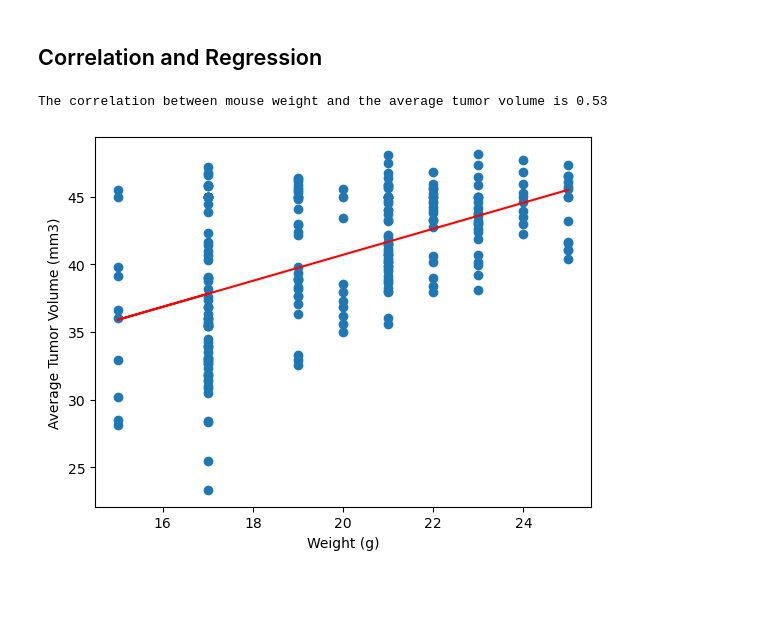
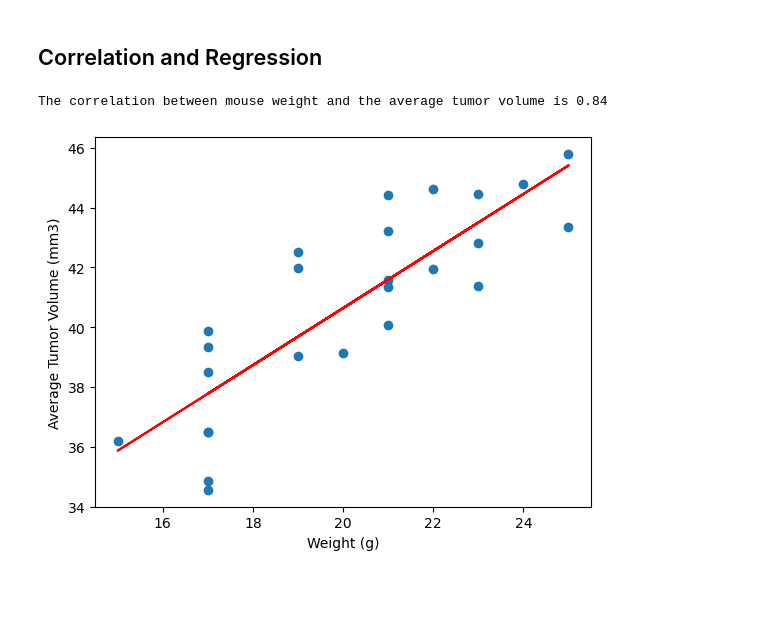
Before and after one commit to digital-buddha42/matplotlib, a Jupyter notebook: pymaceuticals_homework.ipynb, the cells around one changed output. Cells and saved outputs as stored; diff of their text form; code cells hidden in the pictures; blank space fills up the shorter version.

```diff
--- a/pymaceuticals_homework.ipynb
+++ b/pymaceuticals_homework.ipynb
@@ -336,18 +340,19 @@ plt.show()
 # %%
 # Calculate the correlation coefficient and a linear regression model
 # for mouse weight and average observed tumor volume for the entire Capomulin regimen
-correlation = st.pearsonr(weight,avg_tumor_vol)
+
+correlation = st.pearsonr(mouse_weight,avg_tumor_vol)
 print(f"The correlation between mouse weight and the average tumor volume is {round(correlation[0],2)}")
 
-(slope, intercept, rvalue, pvalue, stderr) = linregress(weight, avg_tumor_vol)
-regress_values = weight * slope + intercept
-#line_eq = "y = " + str(round(slope,2)) + "x + " + str(round(intercept,2))
-plt.scatter(weight,avg_tumor_vol)
-plt.plot(weight,regress_values,"r-")
-#plt.annotate(line_eq,(20,27),fontsize=15,color="red")
+(slope, intercept, rvalue, pvalue, stderr) = linregress(mouse_weight, avg_tumor_vol)
+regress_values = mouse_weight * slope + intercept
+plt.scatter(mouse_weight,avg_tumor_vol)
+plt.plot(mouse_weight,regress_values,"r-")
 plt.xlabel('Weight (g)')
 plt.ylabel('Average Tumor Volume (mm3)')
 plt.show()
 # %% [output]
-The correlation between mouse weight and the average tumor volume is 0.53
+The correlation between mouse weight and the average tumor volume is 0.84
-[figure, old version]
+[figure, new version]
+# %% [markdown]
+#
```
Also changed, not shown: parts of 3 cells of this notebook.
